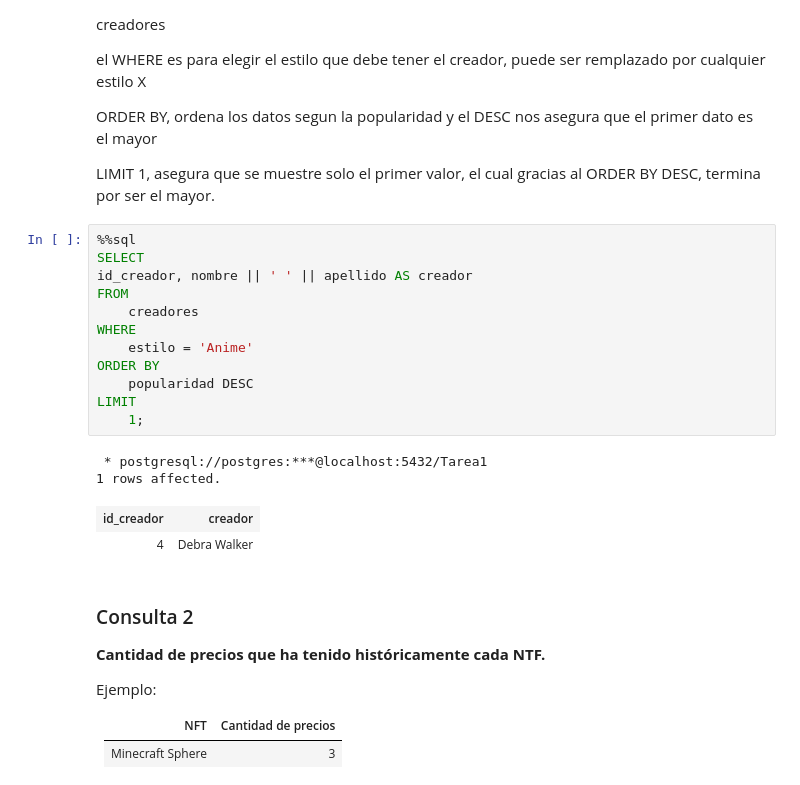
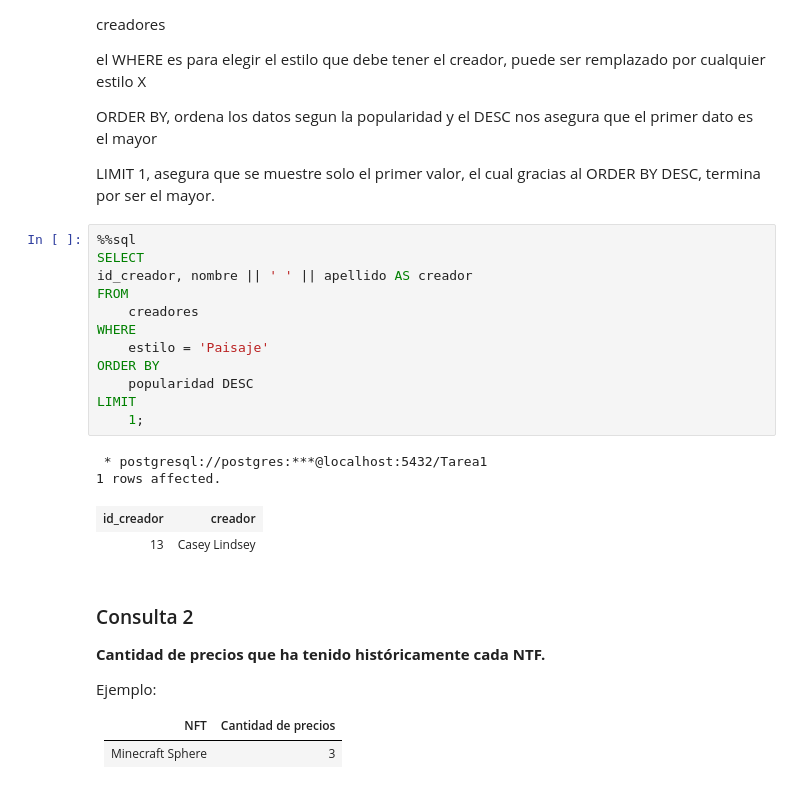
Before and after one commit to JoaquinPabst/Tareas-Grupo7, a Jupyter notebook: Tarea-1-Grupo7/Tarea1_Grupo7.ipynb, the cells around one changed output. Saved outputs shown, nothing was run; the diff lists cells and outputs as text.

```diff
--- a/Tarea-1-Grupo7/Tarea1_Grupo7.ipynb
+++ b/Tarea-1-Grupo7/Tarea1_Grupo7.ipynb
@@ -337,20 +337,20 @@ LIMIT 1, asegura que se muestre solo el primer valor, el cual gracias al ORDER B
 # %%
 %%sql
 SELECT
 id_creador, nombre || ' ' || apellido AS creador
 FROM
     creadores
 WHERE
-    estilo = 'Anime'
+    estilo = 'Paisaje'
 ORDER BY
     popularidad DESC
 LIMIT
     1;
 # %% [output]
  * postgresql://postgres:***@localhost:5432/Tarea1
 1 rows affected.
 | id_creador | creador |
-| 4 | Debra Walker |
+| 13 | Casey Lindsey |
 # %% [markdown]
 ### Consulta 2
 **Cantidad de precios que ha tenido históricamente cada NTF.**
```
Also changed, not shown: parts of 15 cells of this notebook.
